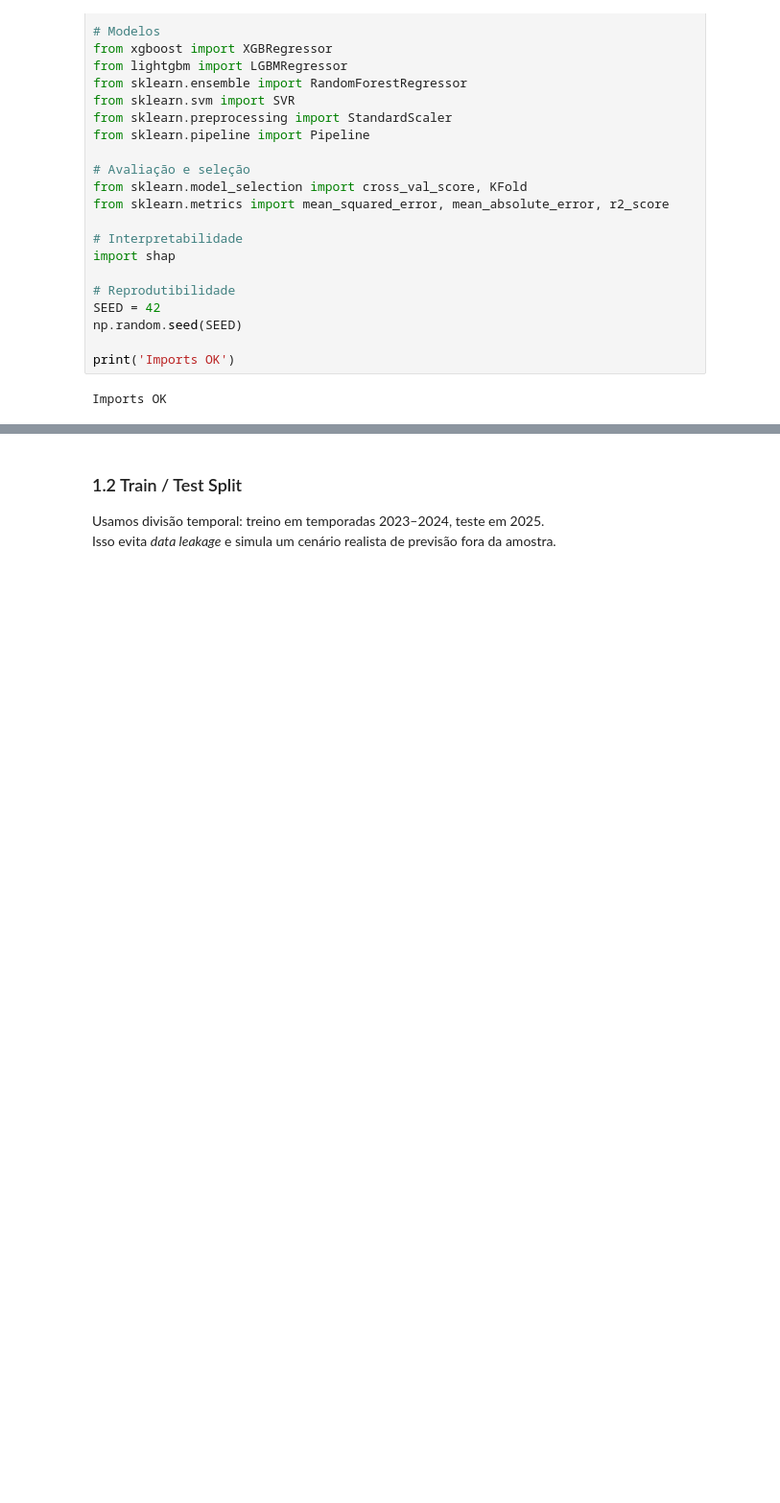
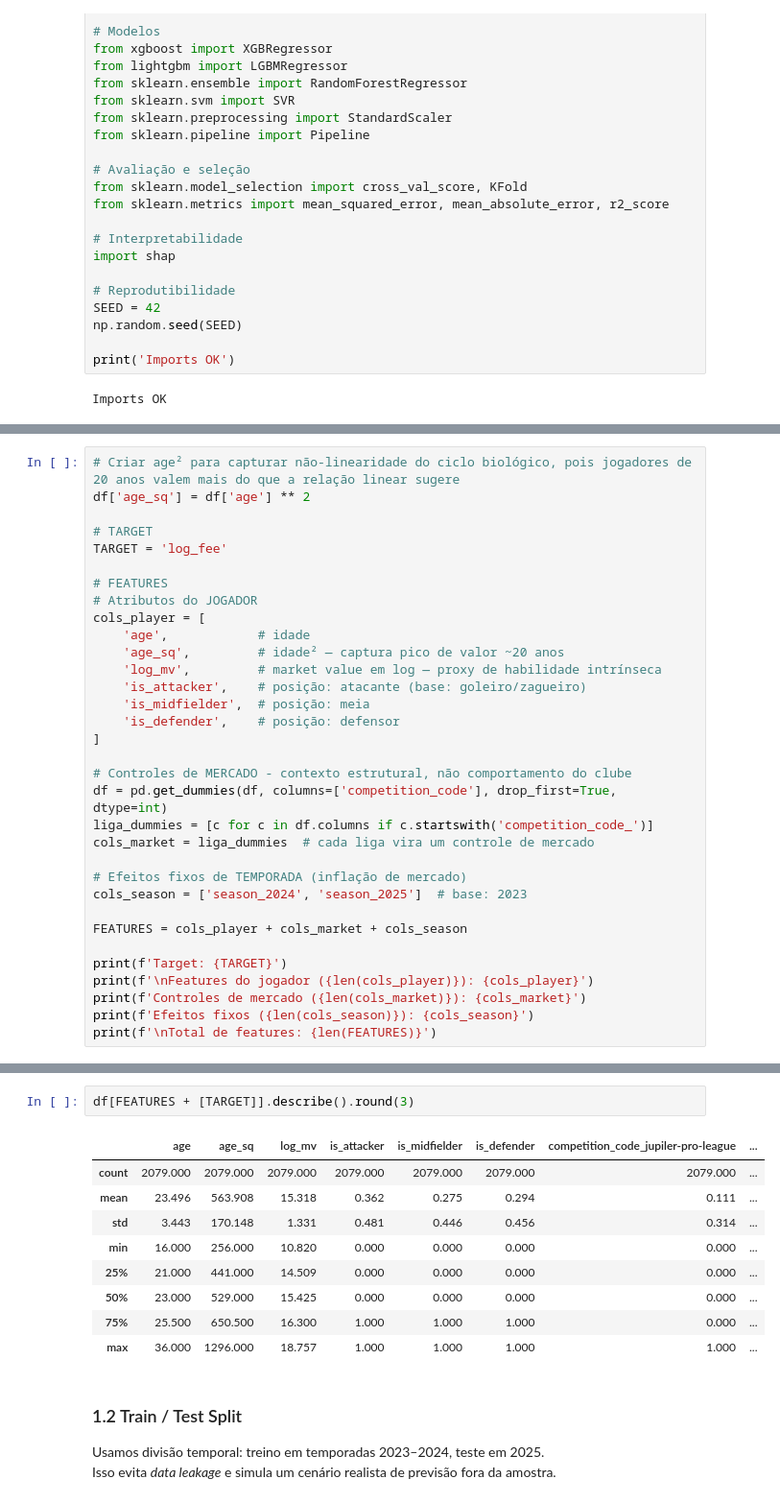
Before and after one commit to leticia-ribeirom/TP-CDAF, a Jupyter notebook: notebooks/etapa1_hedonic_model.ipynb, the cells around one changed output, grey strips where cells are left out. Shown at 96% size. Cells and saved outputs as stored; diff of their text form; blank space fills up the shorter version.

```diff
--- a/notebooks/etapa1_hedonic_model.ipynb
+++ b/notebooks/etapa1_hedonic_model.ipynb
@@ -175,0 +172,33 @@ FEATURES.insert(1, 'age_sq')   # inserir logo após 'age'
+# %%
+# Criar age² para capturar não-linearidade do ciclo biológico, pois jogadores de 20 anos valem mais do que a relação linear sugere
+df['age_sq'] = df['age'] ** 2
+
+# TARGET
+TARGET = 'log_fee'
+
+# FEATURES
+# Atributos do JOGADOR
+cols_player = [
+    'age',            # idade
+    'age_sq',         # idade² — captura pico de valor ~20 anos
+    'log_mv',         # market value em log — proxy de habilidade intrínseca
+    'is_attacker',    # posição: atacante (base: goleiro/zagueiro)
+    'is_midfielder',  # posição: meia
+    'is_defender',    # posição: defensor
+]
+
+# Controles de MERCADO - contexto estrutural, não comportamento do clube
+df = pd.get_dummies(df, columns=['competition_code'], drop_first=True, dtype=int)
+liga_dummies = [c for c in df.columns if c.startswith('competition_code_')]
+cols_market = liga_dummies  # cada liga vira um controle de mercado
+
+# Efeitos fixos de TEMPORADA (inflação de mercado)
+cols_season = ['season_2024', 'season_2025']  # base: 2023
+
+FEATURES = cols_player + cols_market + cols_season
+
+print(f'Target: {TARGET}')
+print(f'\nFeatures do jogador ({len(cols_player)}): {cols_player}')
+print(f'Controles de mercado ({len(cols_market)}): {cols_market}')
+print(f'Efeitos fixos ({len(cols_season)}): {cols_season}')
+print(f'\nTotal de features: {len(FEATURES)}')
@@ -176,3 +213,15 @@ FEATURES.insert(1, 'age_sq')   # inserir logo após 'age'
+# %%
+df[FEATURES + [TARGET]].describe().round(3)
+# %% [output]
+|  | age | age_sq | log_mv | is_attacker | is_midfielder | is_defender | competition_code_jupiler-pro-league | ... |
+| count | 2079.000 | 2079.000 | 2079.000 | 2079.000 | 2079.000 | 2079.000 | 2079.000 | ... |
+| mean | 23.496 | 563.908 | 15.318 | 0.362 | 0.275 | 0.294 | 0.111 | ... |
+| std | 3.443 | 170.148 | 1.331 | 0.481 | 0.446 | 0.456 | 0.314 | ... |
+| min | 16.000 | 256.000 | 10.820 | 0.000 | 0.000 | 0.000 | 0.000 | ... |
+| 25% | 21.000 | 441.000 | 14.509 | 0.000 | 0.000 | 0.000 | 0.000 | ... |
+| 50% | 23.000 | 529.000 | 15.425 | 0.000 | 0.000 | 0.000 | 0.000 | ... |
+| 75% | 25.500 | 650.500 | 16.300 | 1.000 | 1.000 | 1.000 | 0.000 | ... |
+| max | 36.000 | 1296.000 | 18.757 | 1.000 | 1.000 | 1.000 | 1.000 | ... |
 # %% [markdown]
 ### 1.2 Train / Test Split
 
```
Also changed, not shown: parts of 9 cells of this notebook, 3 other files.
